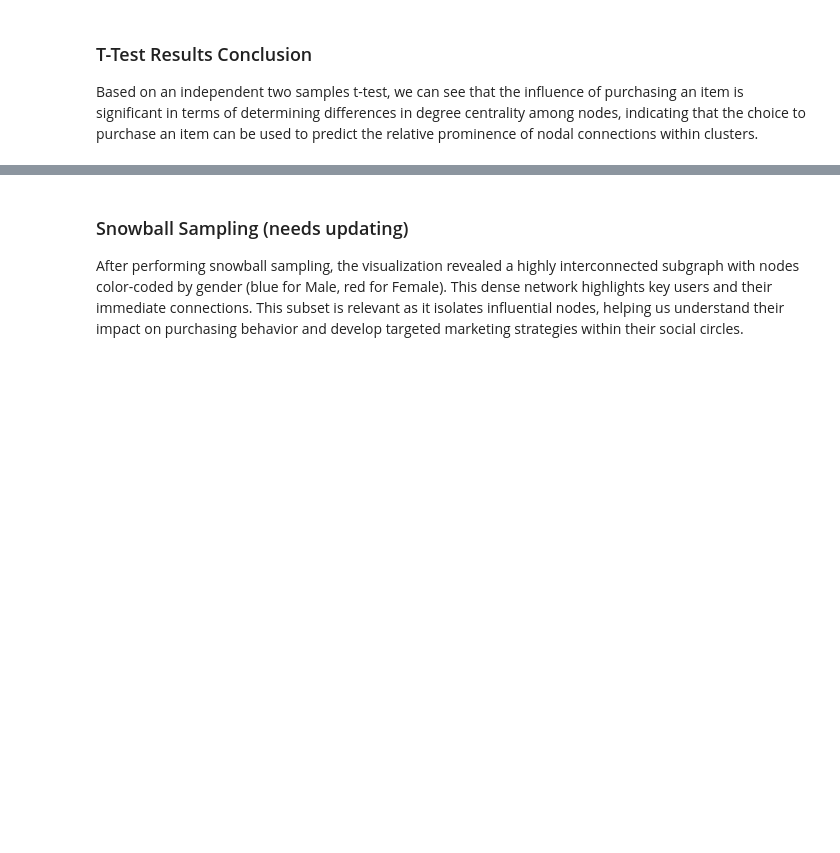
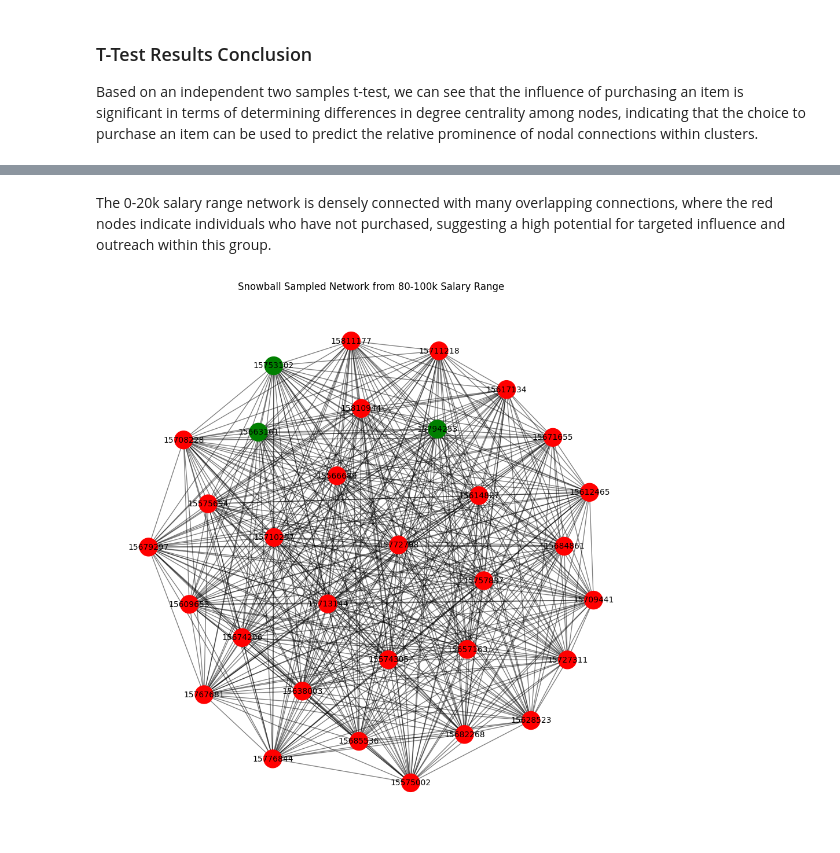
Before and after one commit to hbedros/centrality-measures, a Jupyter notebook: Social_Network_Ads_Main_Analysis.ipynb, the cells around one changed output, grey strips where cells are left out. Saved outputs shown, nothing was run; the diff lists cells and outputs as text; code cells hidden in the pictures; blank space fills up the shorter version.

```diff
--- a/Social_Network_Ads_Main_Analysis.ipynb
+++ b/Social_Network_Ads_Main_Analysis.ipynb
@@ -408,4 +418,49 @@ plt.show()
-# %% [markdown]
-### Snowball Sampling  (needs updating)
-
-After performing snowball sampling, the visualization revealed a highly interconnected subgraph with nodes color-coded by gender (blue for Male, red for Female). This dense network highlights key users and their immediate connections. This subset is relevant as it isolates influential nodes, helping us understand their impact on purchasing behavior and develop targeted marketing strategies within their social circles.
+# %% [markdown]
+The 0-20k salary range network is densely connected with many overlapping connections, where the red nodes indicate individuals who have not purchased, suggesting a high potential for targeted influence and outreach within this group.
+# %%
+import networkx as nx
+import matplotlib.pyplot as plt
+
+def snowball_sampling(graph, start_node, depth):
+    layers = {start_node: 0}
+    visited = set([start_node])
+    current_layer = [start_node]
+
+    for d in range(1, depth + 1):
+        next_layer = []
+        for node in current_layer:
+            neighbors = set(graph.neighbors(node)) - visited
+            next_layer.extend(neighbors)
+            visited.update(neighbors)
+        layers.update({n: d for n in next_layer})
+        current_layer = next_layer
+
+    sampled_nodes = [node for node, layer in layers.items() if layer <= depth]
+    return graph.subgraph(sampled_nodes)
+
+def get_start_node(graph, salary_range):
+    centrality = nx.degree_centrality(graph)
+    candidate_nodes = [node for node, data in graph.nodes(data=True) if data.get('salary') and salary_range[0] <= data['salary'] < salary_range[1]]
+    start_node = max(candidate_nodes, key=lambda n: centrality[n]) if candidate_nodes else None
+    return start_node
+
+# Assuming 'g' is your graph object
+salary_range = (80000, 100000)
+start_node = get_start_node(g, salary_range)
+
+if start_node is not None:
+    sampled_graph = snowball_sampling(g, start_node, 2)
+
+    plt.figure(figsize=(12, 12))
+    pos = nx.spring_layout(sampled_graph, seed=42)
+    node_colors = ['green' if data['purchased'] == 1 else 'red' for node, data in sampled_graph.nodes(data=True)]
+    nx.draw_networkx_nodes(sampled_graph, pos, node_color=node_colors, node_size=500)
+    nx.draw_networkx_edges(sampled_graph, pos, alpha=0.5)
+    nx.draw_networkx_labels(sampled_graph, pos, font_size=10)
+    plt.title('Snowball Sampled Network from 80-100k Salary Range')
+    plt.axis('off')
+    plt.show()
+else:
+    print("No suitable start node found in the 80-100k salary range.")
+# %% [output]
+[figure, added]
```
Also changed, not shown: parts of 4 cells of this notebook.
